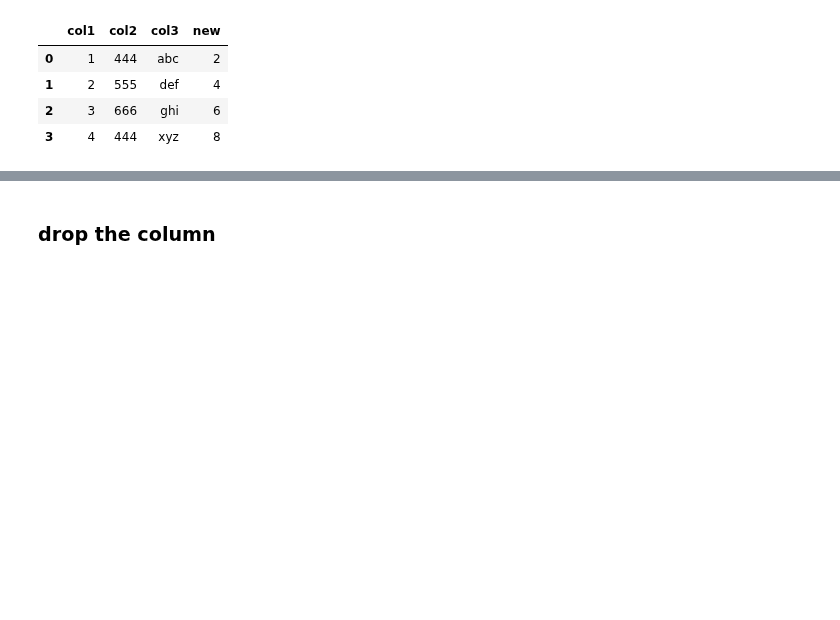
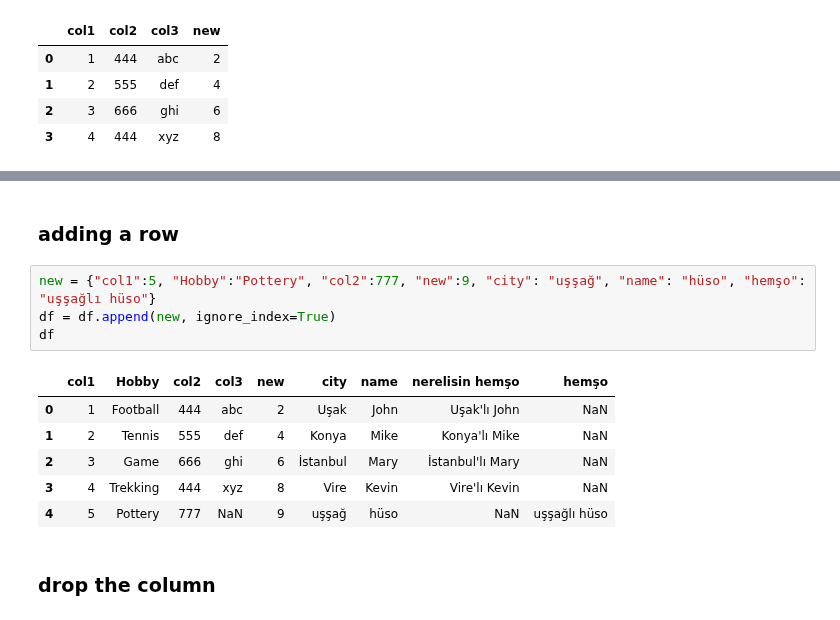
Before and after one commit to GurkanGitHub/Python, a Jupyter notebook: pandas_df_ops.ipynb, the cells around one changed output, grey strips where cells are left out. Saved outputs shown, nothing was run; the diff lists cells and outputs as text; blank space fills up the shorter version.

```diff
--- a/pandas_df_ops.ipynb
+++ b/pandas_df_ops.ipynb
@@ -57,2 +192,15 @@ df
+# %% [markdown]
+### adding a row
+# %%
+new = {"col1":5, "Hobby":"Pottery", "col2":777, "new":9, "city": "uşşağ", "name": "hüso", "hemşo": "uşşağlı hüso"}
+df = df.append(new, ignore_index=True)
+df
+# %% [output]
+|  | col1 | Hobby | col2 | col3 | new | city | name | nerelisin hemşo | hemşo |
+| 0 | 1 | Football | 444 | abc | 2 | Uşak | John | Uşak'lı John | NaN |
+| 1 | 2 | Tennis | 555 | def | 4 | Konya | Mike | Konya'lı Mike | NaN |
+| 2 | 3 | Game | 666 | ghi | 6 | İstanbul | Mary | İstanbul'lı Mary | NaN |
+| 3 | 4 | Trekking | 444 | xyz | 8 | Vire | Kevin | Vire'lı Kevin | NaN |
+| 4 | 5 | Pottery | 777 | NaN | 9 | uşşağ | hüso | NaN | uşşağlı hüso |
 # %% [markdown]
 ### drop the column
```
Also changed, not shown: parts of 36 cells of this notebook, 4 other files.
